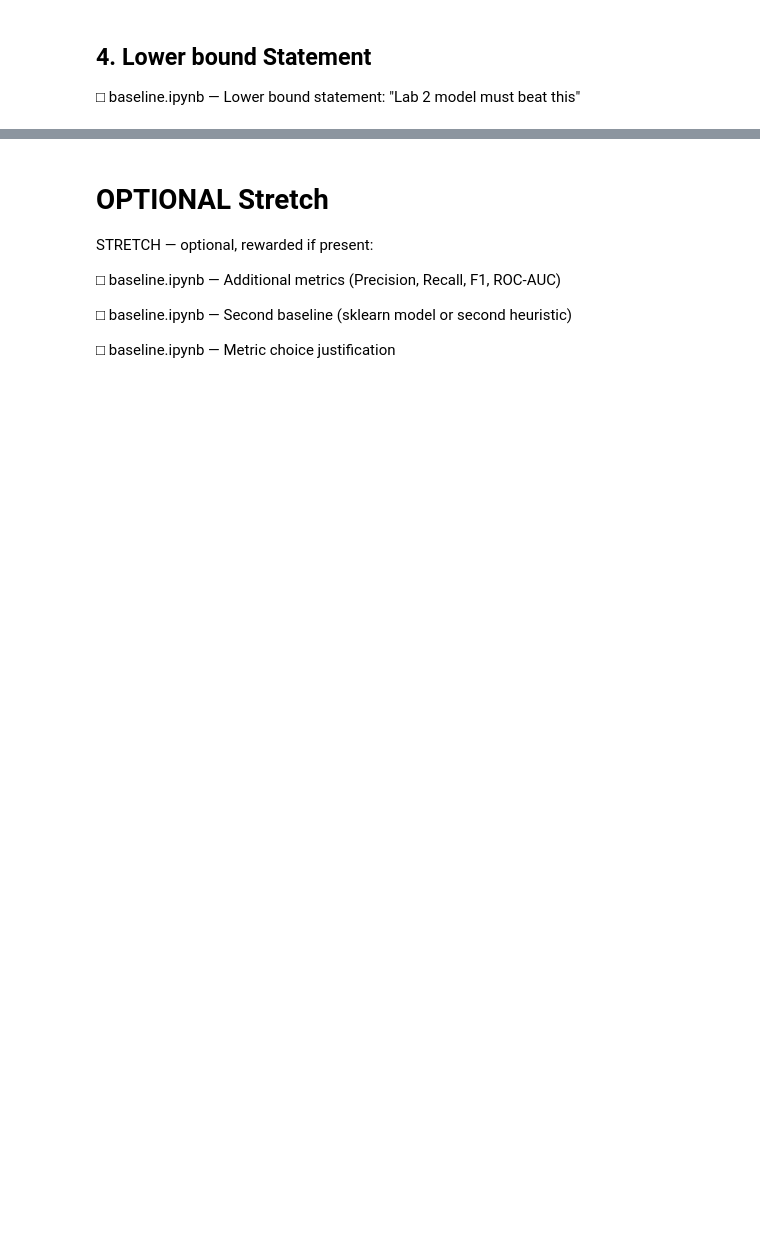
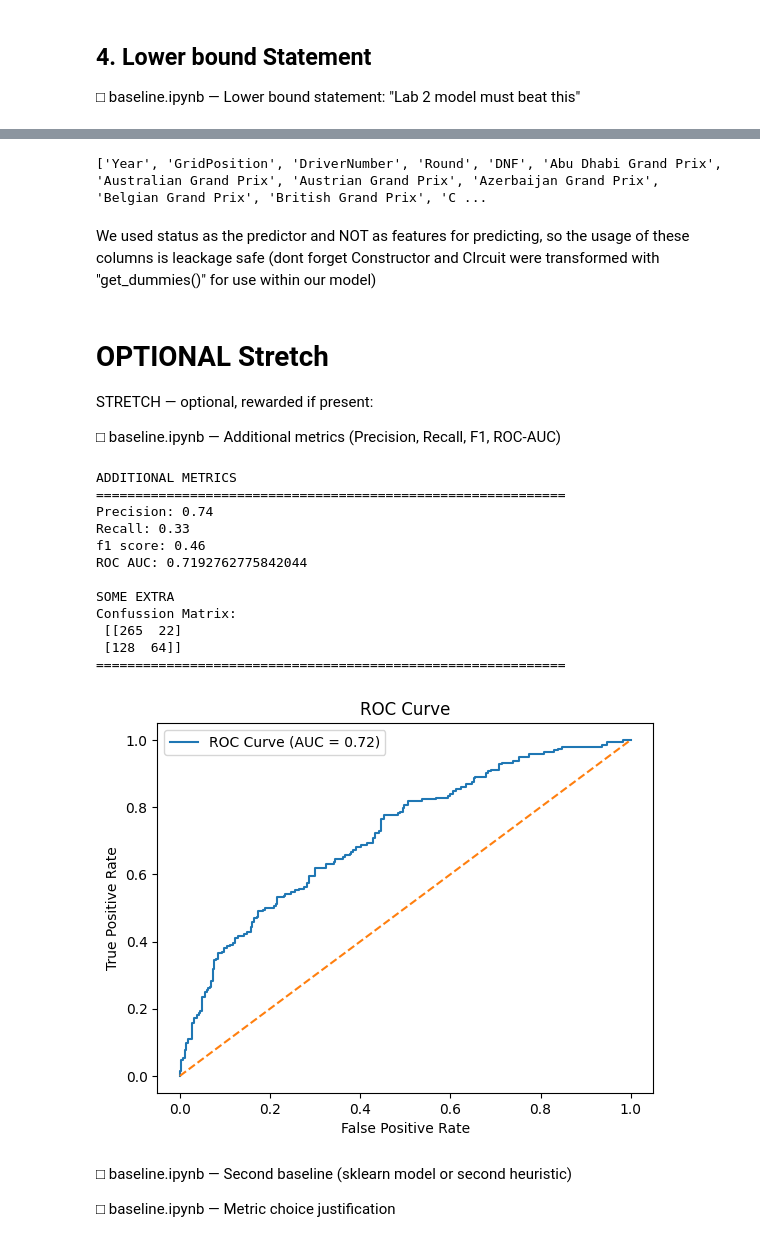
Before and after one commit to Gottch7897/iit414w-lab01-TheUltrakills, a Jupyter notebook: baseline.ipynb, the cells around one changed output, grey strips where cells are left out. Drawn from its saved outputs; the diff is of its cells as text; code cells hidden in the pictures; blank space fills up the shorter version.

Commit message:
[Lab1] Baseline analysis
+Did the essential parts of the Notebook
+TODO: Stretch
   -Baseline 2
   -Metric choice justification

```diff
--- a/baseline.ipynb
+++ b/baseline.ipynb
@@ -68,0 +226,6 @@ print(f'pandas  : {pd.__version__}')
+# %%
+from sklearn.preprocessing import StandardScaler
+scaler = StandardScaler()
+
+X_train = scaler.fit_transform(X_train)
+X_test = scaler.transform(X_test)
@@ -68,0 +234,5 @@ print(f'pandas  : {pd.__version__}')
+# %%
+from sklearn.linear_model import LogisticRegression #Binary prediction with LogisticRegression
+# Create and train a model
+model = LogisticRegression(max_iter=1000)
+model.fit(X_train, y_train)
@@ -69,3 +241,12 @@ print(f'pandas  : {pd.__version__}')
 # %% [markdown]
 ## 2. Accuracy tests
 □ baseline.ipynb — Accuracy reported on validation set (not training set)
+# %%
+from sklearn.metrics import accuracy_score
+
+#predict
+y_pred = model.predict(X_test)
+
+print(f"Accuracy: {accuracy_score(y_test, y_pred):.2f}")  # 0.69
+print(f"Majority baseline: {y_test.mean():.2f}")          # 0.40
+# → 29% above always-predicting-majority.
@@ -81,9 +290,59 @@ print(f'pandas  : {pd.__version__}')
+# %%
+print(list(df.columns))
+# %% [output]
+['Year', 'GridPosition', 'DriverNumber', 'Round', 'DNF', 'Abu Dhabi Grand Prix', 'Australian Grand Prix', 'Austrian Grand Prix', 'Azerbaijan Grand Prix', 'Belgian Grand Prix', 'British Grand Prix', 'C ...
+# %% [markdown]
+We used status as the predictor and NOT as features for predicting, so the usage of these columns is leackage safe (dont forget Constructor and CIrcuit were transformed with "get_dummies()" for use within our model)
 # %% [markdown]
 # OPTIONAL Stretch
 STRETCH — optional, rewarded if present:
 
 □ baseline.ipynb — Additional metrics (Precision, Recall, F1, ROC-AUC)
-
-□ baseline.ipynb — Second baseline (sklearn model or second heuristic)
-
-□ baseline.ipynb — Metric choice justification
+# %%
+from sklearn.metrics import  confusion_matrix, precision_score, recall_score,f1_score,roc_curve, roc_auc_score
+print("ADDITIONAL METRICS")
+print("="*60)
+precision = precision_score(y_test, y_pred)
+print(f"Precision: {round(precision,2)}")
+recall = recall_score(y_test, y_pred)
+print(f"Recall: {round(recall,2)}")
+f1 = f1_score(y_test, y_pred)
+print(f"f1 score: {round(f1,2)}")
+
+y_prob = model.predict_proba(X_test)[:, 1]
+
+fpr, tpr, thresholds = roc_curve(y_test, y_prob)
+roc_auc = roc_auc_score(y_test, y_prob)
+print("ROC AUC:", roc_auc)
+
+print("\nSOME EXTRA")
+cm = confusion_matrix(y_test, y_pred)
+print("Confussion Matrix:\n",cm)
+print("="*60)
+
+plt.figure()
+plt.plot(fpr, tpr, label=f"ROC Curve (AUC = {roc_auc:.2f})")
+plt.plot([0, 1], [0, 1], linestyle="--")
+plt.xlabel("False Positive Rate")
+plt.ylabel("True Positive Rate")
+plt.title("ROC Curve")
+plt.legend()
+plt.show()
+# %% [output]
+ADDITIONAL METRICS
+============================================================
+Precision: 0.74
+Recall: 0.33
+f1 score: 0.46
+ROC AUC: 0.7192762775842044
+
+SOME EXTRA
+Confussion Matrix:
+ [[265  22]
+ [128  64]]
+============================================================
+[figure, added]
+# %% [markdown]
+□ baseline.ipynb — Second baseline (sklearn model or second heuristic)
+
+□ baseline.ipynb — Metric choice justification
```
Also changed, not shown: parts of 17 cells of this notebook.
